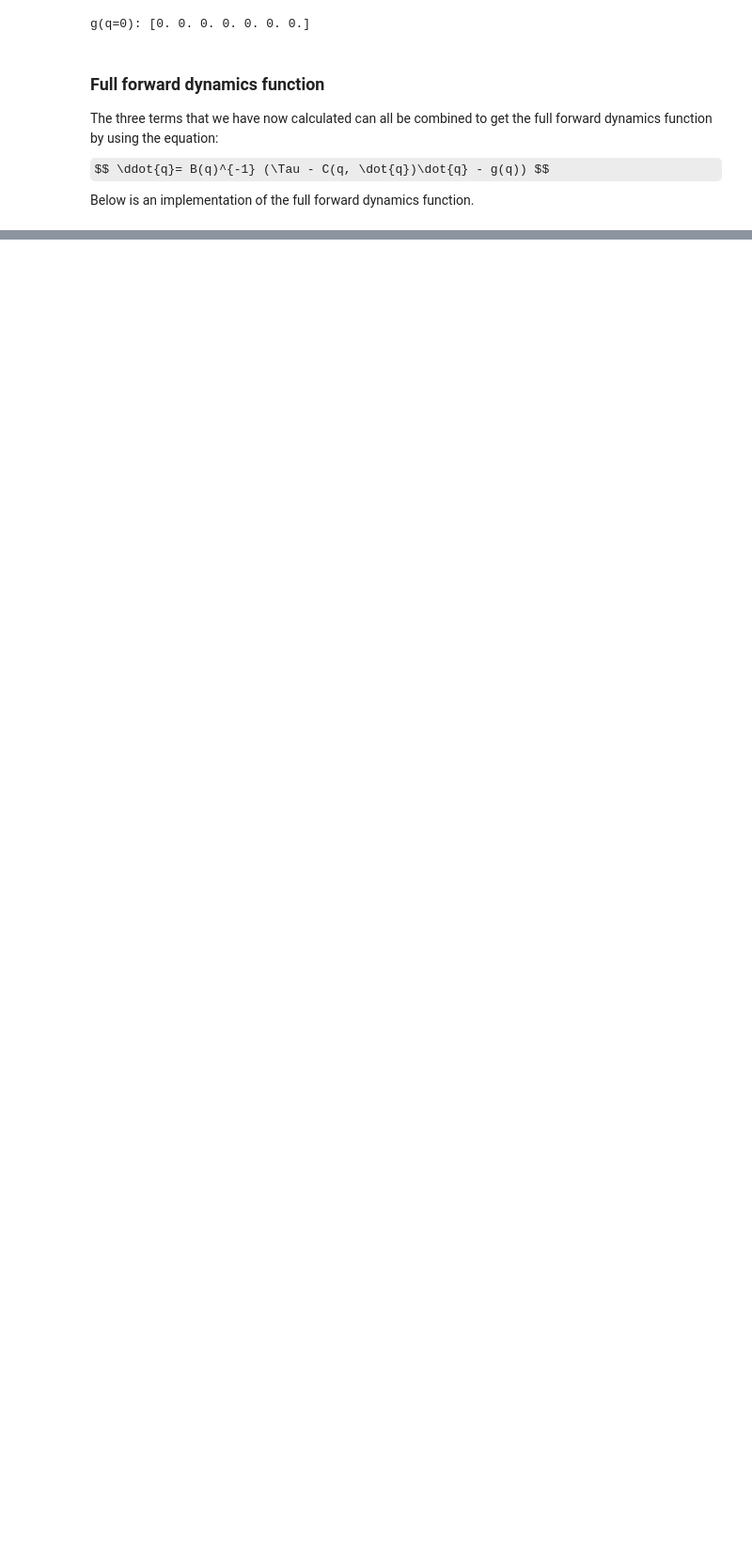
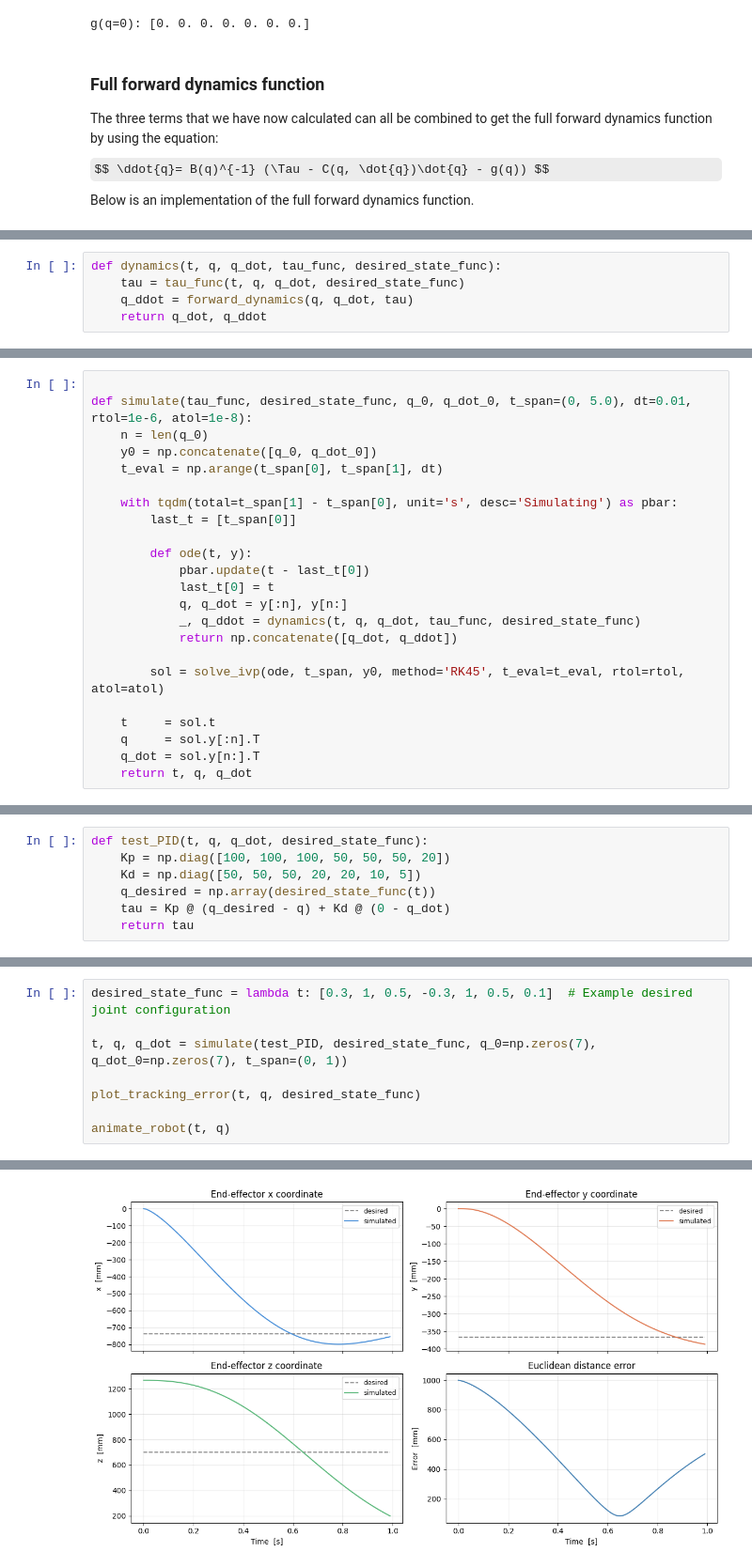
Before and after one commit to capsctrl/RMan, a Jupyter notebook: PROJECT_2.ipynb, the cells around one changed output, grey strips where cells are left out. Shown at 94% size. Drawn from its saved outputs; the diff is of its cells as text; some formulas as TeX source; blank space fills up the shorter version.

```diff
--- a/PROJECT_2.ipynb
+++ b/PROJECT_2.ipynb
@@ -336,0 +341,5 @@ Check 1 — tau=g(q), q_dot=0  →  q_ddot should be zero
+# %%
+def dynamics(t, q, q_dot, tau_func, desired_state_func):
+    tau = tau_func(t, q, q_dot, desired_state_func)
+    q_ddot = forward_dynamics(q, q_dot, tau)
+    return q_dot, q_ddot
@@ -336,0 +348,23 @@ Check 1 — tau=g(q), q_dot=0  →  q_ddot should be zero
+# %%
+
+def simulate(tau_func, desired_state_func, q_0, q_dot_0, t_span=(0, 5.0), dt=0.01, rtol=1e-6, atol=1e-8):
+    n = len(q_0)
+    y0 = np.concatenate([q_0, q_dot_0])
+    t_eval = np.arange(t_span[0], t_span[1], dt)
+
+    with tqdm(total=t_span[1] - t_span[0], unit='s', desc='Simulating') as pbar:
+        last_t = [t_span[0]]
+
+        def ode(t, y):
+            pbar.update(t - last_t[0])
+            last_t[0] = t
+            q, q_dot = y[:n], y[n:]
+            _, q_ddot = dynamics(t, q, q_dot, tau_func, desired_state_func)
+            return np.concatenate([q_dot, q_ddot])
+
+        sol = solve_ivp(ode, t_span, y0, method='RK45', t_eval=t_eval, rtol=rtol, atol=atol)
+
+    t     = sol.t
+    q     = sol.y[:n].T
+    q_dot = sol.y[n:].T
+    return t, q, q_dot
@@ -336,0 +589,7 @@ Check 1 — tau=g(q), q_dot=0  →  q_ddot should be zero
+# %%
+def test_PID(t, q, q_dot, desired_state_func):
+    Kp = np.diag([100, 100, 100, 50, 50, 50, 20])
+    Kd = np.diag([50, 50, 50, 20, 20, 10, 5])
+    q_desired = np.array(desired_state_func(t))
+    tau = Kp @ (q_desired - q) + Kd @ (0 - q_dot)
+    return tau
@@ -336,0 +598,9 @@ Check 1 — tau=g(q), q_dot=0  →  q_ddot should be zero
+# %%
+desired_state_func = lambda t: [0.3, 1, 0.5, -0.3, 1, 0.5, 0.1]  # Example desired joint configuration
+
+t, q, q_dot = simulate(test_PID, desired_state_func, q_0=np.zeros(7), q_dot_0=np.zeros(7), t_span=(0, 1))
+
+plot_tracking_error(t, q, desired_state_func)
+
+animate_robot(t, q)
+# %% [output]
@@ -336,0 +611 @@ Check 1 — tau=g(q), q_dot=0  →  q_ddot should be zero
+[figure, added]
```
Also changed, not shown: parts of 10 cells of this notebook, 2 other files.
